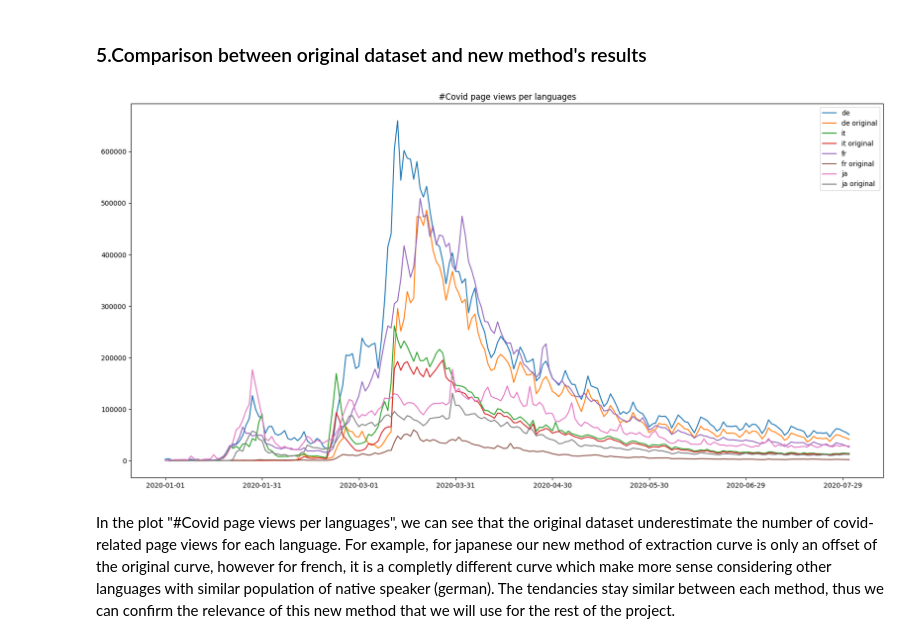
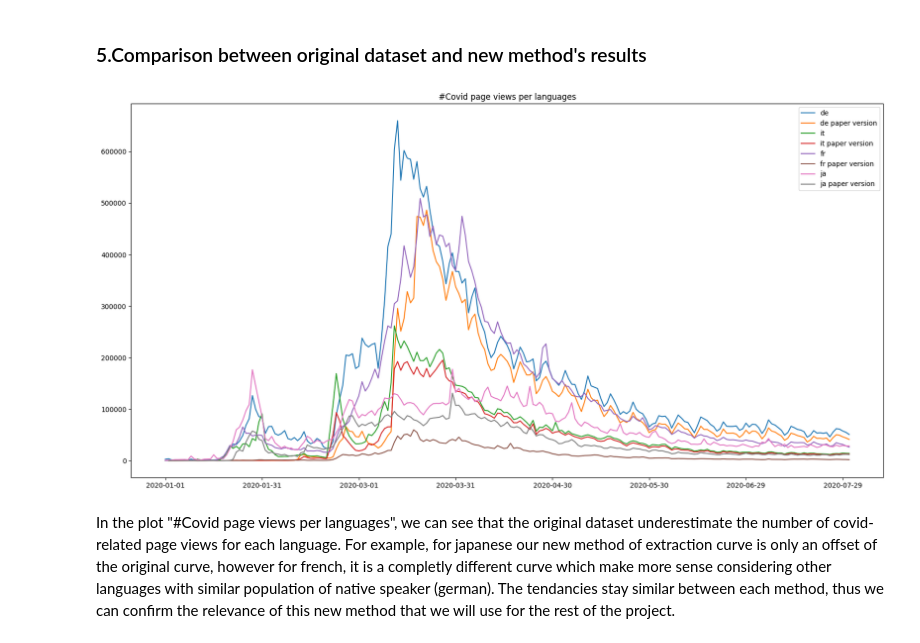
Before and after one commit to epfl-ada/ada-2022-project-thedatadiggers22, a Jupyter notebook: data_pipeline.ipynb, the cells around one changed output. Cells and saved outputs as stored; diff of their text form; code cells hidden in the pictures.

```diff
--- a/data_pipeline.ipynb
+++ b/data_pipeline.ipynb
@@ -244,34 +244,34 @@ agg = load_aggregated("data/aggregated_timeseries.json.gz")
 df_agg = pd.DataFrame.from_dict(agg)
 #load intervention in different countries
 interventions = pd.read_csv('data/interventions.csv')
 #removing english and catalan
 interventions = interventions.drop(interventions[interventions['lang']=='en'].index).drop(interventions[interventions['lang']=='ca'].index)
 df_covid_agg = pd.DataFrame()
 df_newM  = pd.DataFrame()
 lang = []
 #we considered only 4 language to compare with the new implementation
 countries = ["de", "it", "fr", "ja"]
 for value in countries:
     #extract page views using new method
     df_newM = wiki_to_df_extract(value, '20200101', '20200731').rename({'views': value}, axis='columns')
     df_newM['date'] = df_newM.index
     df_newM['date'] = df_newM['date'].apply(lambda s: pd.to_datetime(s[:8], format='%Y%m%d'))
     df_newM = df_newM.set_index('date')
 
     #Plot the evolution of the number of pages search per language
     plt.plot(df_newM[value], label=str(value))
     #extract page views using old method
     df_oldM = pd.DataFrame.from_dict(df_agg[value]['covid']) + pd.DataFrame.from_dict(df_agg[value + ".m"]['covid'])
     df_oldM = df_oldM.loc[df_oldM.index > '2020-01-01'].drop(['percent', 'len'], axis= 1)
     #Plot the evolution of the number of pages search per language
-    plt.plot(df_oldM, label=str(value) + " original")
+    plt.plot(df_oldM, label=str(value) + " paper version")
     #df_covid_agg = pd.concat([df_covid_agg, df_tmp], axis= 1)
 plt.legend()
 plt.title("#Covid page views per languages")
 skip = 30 #To show only the date on x-axis every month
 plt.xticks(df_newM.index[::skip])
 plt.show()
 # %% [output]
-[figure, old version]
+[figure, new version]
 # %% [markdown]
 In the plot "#Covid page views per languages", we can see that the original dataset underestimate the number of covid-related page views for each language. For example, for japanese our new method of extraction curve is only an offset of the original curve, however for french, it is a completly different curve which make more sense considering other languages with similar population of native speaker (german). The tendancies stay similar between each method, thus we can confirm the relevance of this new method that we will use for the rest of the project.
```
Also changed, not shown: 1 other file.
